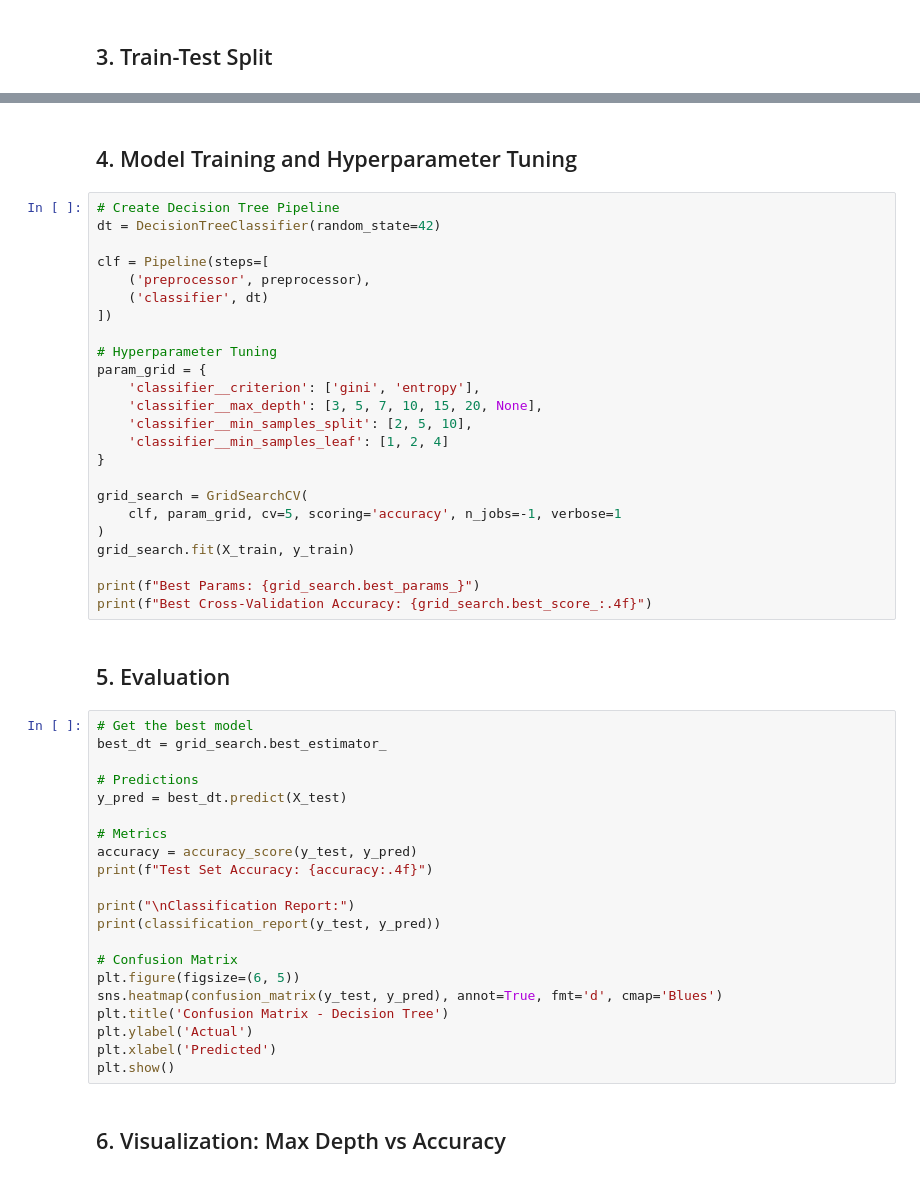
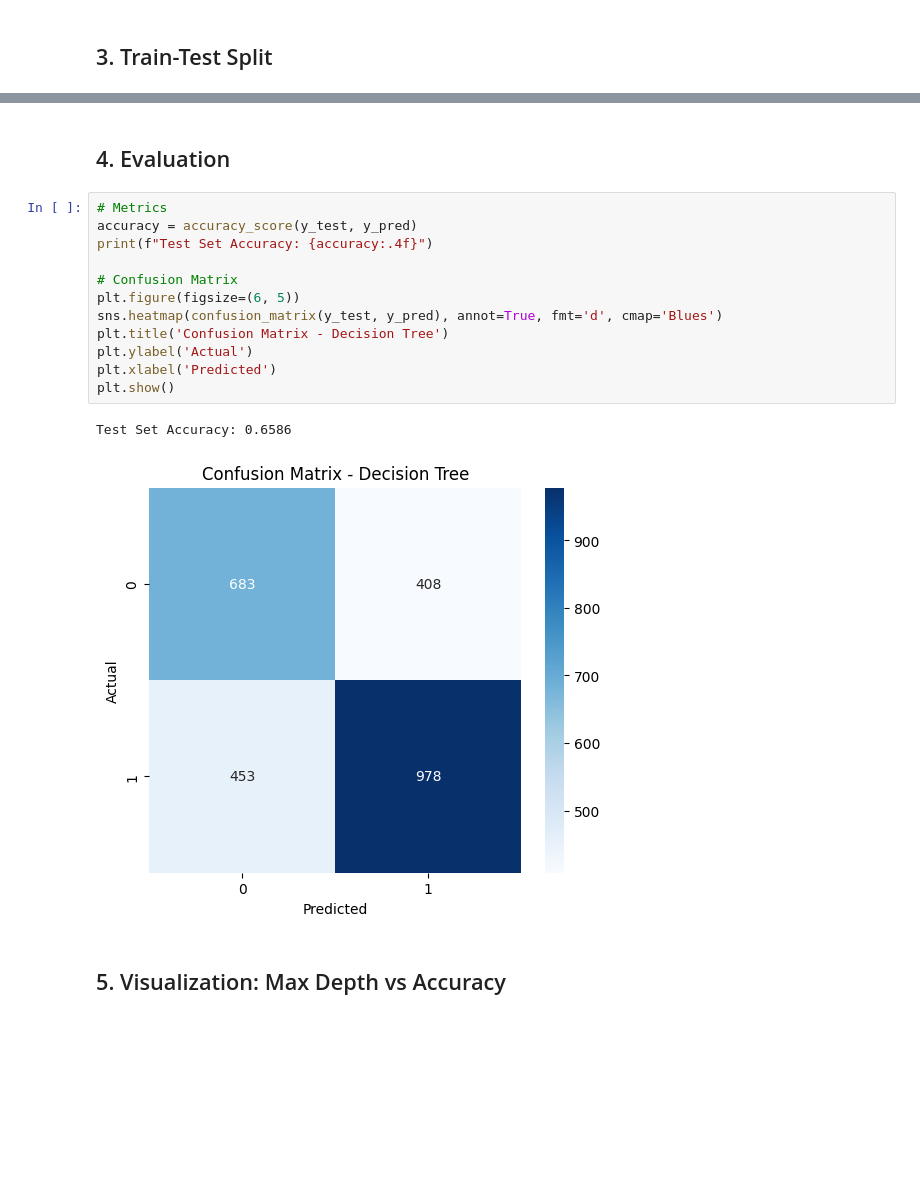
Before and after one commit to BNanda99/MultiClassification-App, a Jupyter notebook: model/decision_tree_classifier.ipynb, the cells around one changed output, grey strips where cells are left out. Saved outputs shown, nothing was run; the diff lists cells and outputs as text; blank space fills up the shorter version.

```diff
--- a/model/decision_tree_classifier.ipynb
+++ b/model/decision_tree_classifier.ipynb
@@ -184,54 +208,22 @@ from sklearn.compose import ColumnTransformer
-# %% [markdown]
-## 4. Model Training and Hyperparameter Tuning
-# %%
-# Create Decision Tree Pipeline
-dt = DecisionTreeClassifier(random_state=42)
-
-clf = Pipeline(steps=[
-    ('preprocessor', preprocessor),
-    ('classifier', dt)
-])
-
-# Hyperparameter Tuning
-param_grid = {
-    'classifier__criterion': ['gini', 'entropy'],
-    'classifier__max_depth': [3, 5, 7, 10, 15, 20, None],
-    'classifier__min_samples_split': [2, 5, 10],
-    'classifier__min_samples_leaf': [1, 2, 4]
-}
-
-grid_search = GridSearchCV(
-    clf, param_grid, cv=5, scoring='accuracy', n_jobs=-1, verbose=1
-)
-grid_search.fit(X_train, y_train)
-
-print(f"Best Params: {grid_search.best_params_}")
-print(f"Best Cross-Validation Accuracy: {grid_search.best_score_:.4f}")
 # %% [markdown]
-## 5. Evaluation
+## 4. Evaluation
 # %%
-# Get the best model
-best_dt = grid_search.best_estimator_
-
-# Predictions
-y_pred = best_dt.predict(X_test)
-
 # Metrics
 accuracy = accuracy_score(y_test, y_pred)
 print(f"Test Set Accuracy: {accuracy:.4f}")
-
-print("\nClassification Report:")
-print(classification_report(y_test, y_pred))
 
 # Confusion Matrix
 plt.figure(figsize=(6, 5))
 sns.heatmap(confusion_matrix(y_test, y_pred), annot=True, fmt='d', cmap='Blues')
 plt.title('Confusion Matrix - Decision Tree')
 plt.ylabel('Actual')
 plt.xlabel('Predicted')
 plt.show()
+# %% [output]
+Test Set Accuracy: 0.6586
+[figure, added]
 # %% [markdown]
-## 6. Visualization: Max Depth vs Accuracy
+## 5. Visualization: Max Depth vs Accuracy
 # %%
 # Visualize how test accuracy changes with max_depth
 depth_values = range(1, 25)
```
Also changed, not shown: parts of 10 cells of this notebook, 5 other files.
